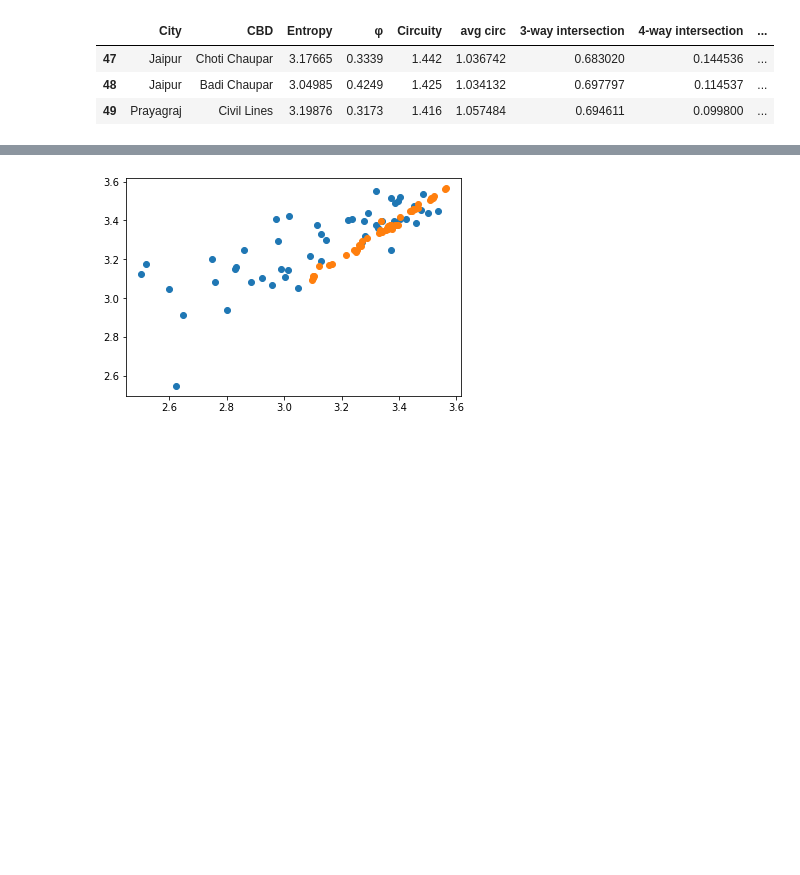
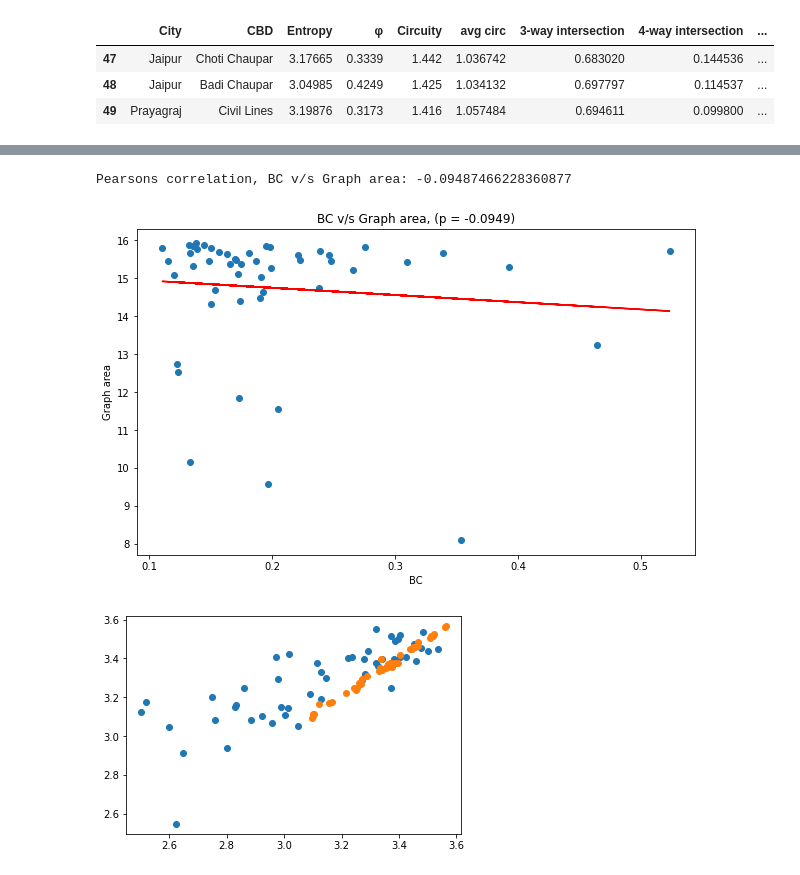
Before and after one commit to PunitSharnagat/Project_M.Tech, a Jupyter notebook: Automated file.ipynb, the cells around one changed output, grey strips where cells are left out. Saved outputs shown, nothing was run; the diff lists cells and outputs as text; code cells hidden in the pictures; blank space fills up the shorter version.

```diff
--- a/Automated file.ipynb
+++ b/Automated file.ipynb
@@ -2557,3 +2608,38 @@ Pearsons correlation, CC v/s IC: 0.9200958932420505
+# %%
+from scipy.stats import pearsonr
+import matplotlib.pyplot as plt
+import pandas as pd
+data=[]
+i=21
+while i<22:
+
+    para1='BC'
+    para2=str(df2.columns[i])
+    corr,_= pearsonr(df[para1], df2[para2])
+    print(f'Pearsons correlation, {para1} v/s {para2}: {corr}')
+
+
+    # Plotting
+    fig, ax = plt.subplots(1, figsize=(10, 6))
+    ax.scatter(df[para1], df2[para2])
+    ax.set_xlabel(para1)
+    ax.set_ylabel(para2)
+    ax.set_title(f"{para1} v/s {para2}, (p = {corr.round(4)})")
+
+    #obtain m (slope) and b(intercept) of linear regression line
+    m, b = np.polyfit(df[para1], df2[para2], 1)
+    ax.plot(df[para1], m*df[para1]+b,color='red')
+
+    data.append({'Parameter':para2, 'Correlation coff':corr, 'P-Value':_})
+
+    fig.savefig(f"C:/Users/HP/Desktop/OSMnx Work/Polar HistogramsAll/Pearson Coreln/Centrality/{para1} vs {para2}.jpg")
+    plt.show()
+    i=i+1
+datadf=pd.DataFrame(data)
+#datadf.to_csv(f"C:/Users/HP/Desktop/OSMnx Work/Polar HistogramsAll/Pearson Coreln/Centrality/{para1} vs Stats.csv")
+# %% [output]
+Pearsons correlation, BC v/s Graph area: -0.09487466228360877
+[figure, added]
 # %%
 plt.scatter(df['1km'], df['2km'],vmax=0.008)
 #plt.scatter(df['3km'], df['4km'],vmax=0.008)
```
Also changed, not shown: parts of 15 cells of this notebook, 11 other files.
